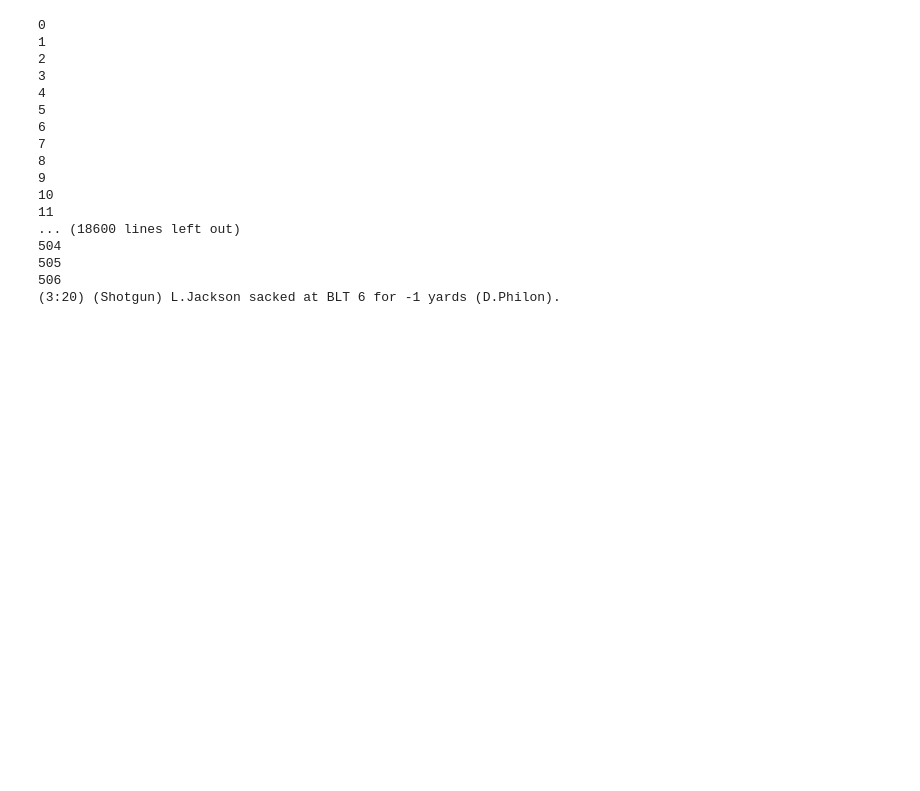
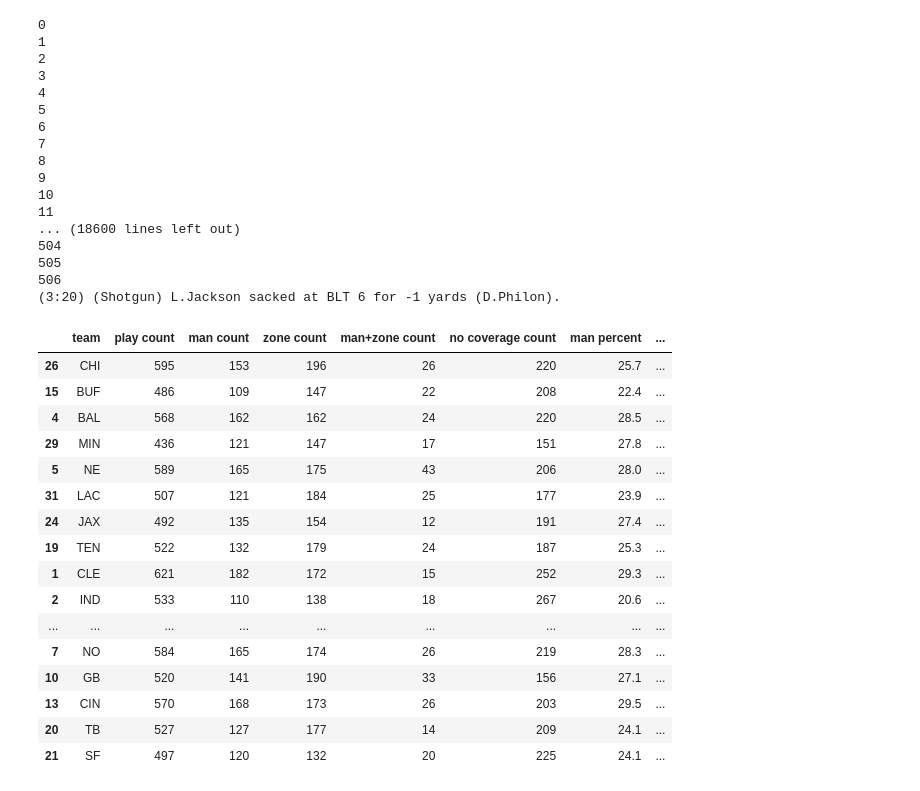
Before and after one commit to jhowenstein/nfl-big-data, a Jupyter notebook: notebooks/feature/Evaluate Outcome.ipynb, the cells around one changed output. Drawn from its saved outputs; the diff is of its cells as text; code cells hidden in the pictures; blank space fills up the shorter version.

```diff
--- a/notebooks/feature/Evaluate Outcome.ipynb
+++ b/notebooks/feature/Evaluate Outcome.ipynb
@@ -188,4 +188,23 @@ for team in analysis.teams.values():
 # %%
 df = pd.DataFrame(output,columns=headers)
 # %%
+df.sort_values(by='overall epa')
 #df.sort_values(by='overall epa').to_csv(os.path.join(basepath,'Defense Data.csv'), index=False)
+# %% [output]
+|  | team | play count | man count | zone count | man+zone count | no coverage count | man percent | ... |
+| 26 | CHI | 595 | 153 | 196 | 26 | 220 | 25.7 | ... |
+| 15 | BUF | 486 | 109 | 147 | 22 | 208 | 22.4 | ... |
+| 4 | BAL | 568 | 162 | 162 | 24 | 220 | 28.5 | ... |
+| 29 | MIN | 436 | 121 | 147 | 17 | 151 | 27.8 | ... |
+| 5 | NE | 589 | 165 | 175 | 43 | 206 | 28.0 | ... |
+| 31 | LAC | 507 | 121 | 184 | 25 | 177 | 23.9 | ... |
+| 24 | JAX | 492 | 135 | 154 | 12 | 191 | 27.4 | ... |
+| 19 | TEN | 522 | 132 | 179 | 24 | 187 | 25.3 | ... |
+| 1 | CLE | 621 | 182 | 172 | 15 | 252 | 29.3 | ... |
+| 2 | IND | 533 | 110 | 138 | 18 | 267 | 20.6 | ... |
+| ... | ... | ... | ... | ... | ... | ... | ... | ... |
+| 7 | NO | 584 | 165 | 174 | 26 | 219 | 28.3 | ... |
+| 10 | GB | 520 | 141 | 190 | 33 | 156 | 27.1 | ... |
+| 13 | CIN | 570 | 168 | 173 | 26 | 203 | 29.5 | ... |
+| 20 | TB | 527 | 127 | 177 | 14 | 209 | 24.1 | ... |
+| 21 | SF | 497 | 120 | 132 | 20 | 225 | 24.1 | ... |
```
Also changed, not shown: parts of 9 cells of this notebook, 6 other files.
